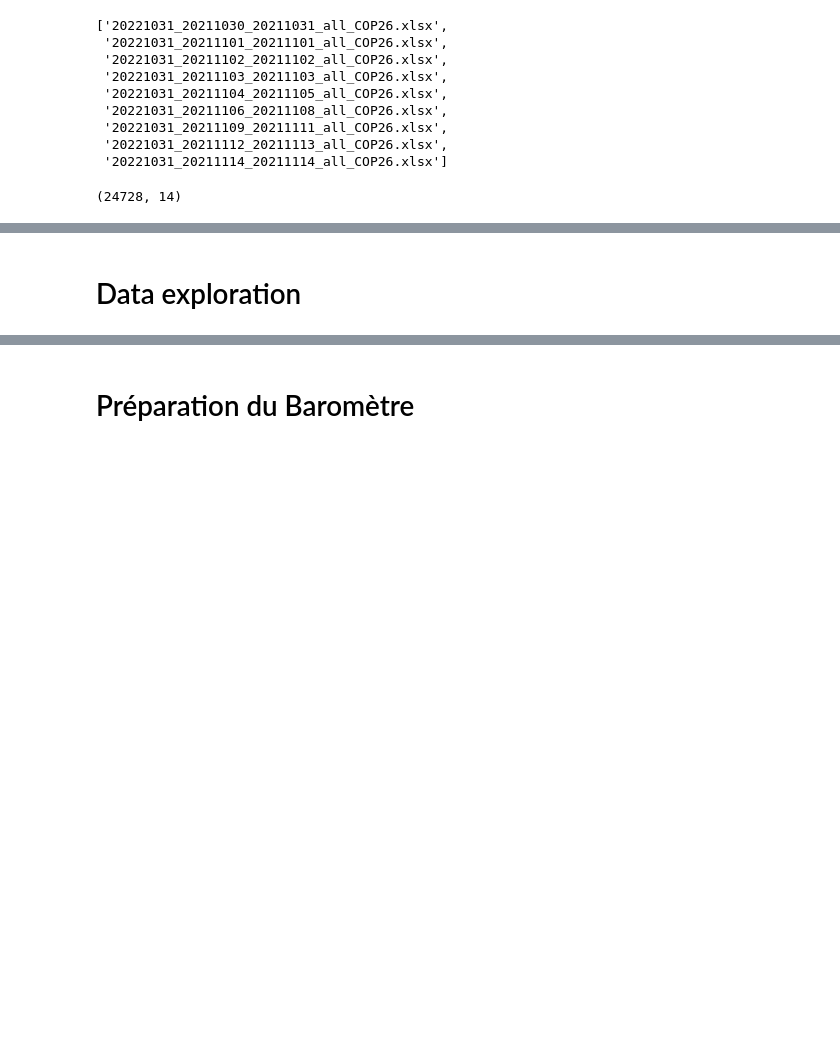
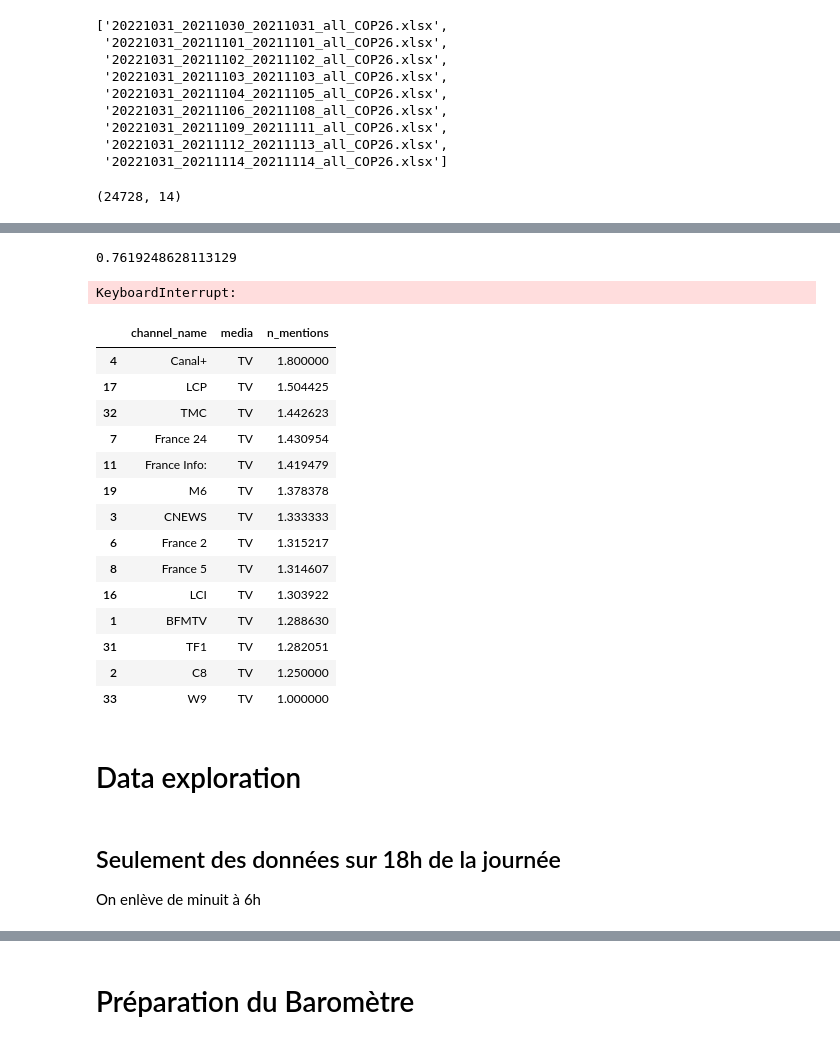
Before and after one commit to dataforgoodfr/quotaclimat, a Jupyter notebook: notebooks/20221031_COP26 analysis.ipynb, the cells around one changed output, grey strips where cells are left out. Cells and saved outputs as stored; diff of their text form; code cells hidden in the pictures; blank space fills up the shorter version.

Commit message:
New COP26 analysis + NLP packaging for filtering

```diff
--- a/notebooks/20221031_COP26 analysis.ipynb
+++ b/notebooks/20221031_COP26 analysis.ipynb
@@ -49,0 +79,2 @@ data.shape
+# %%
+data = filter_data_between_hours(data,"06:00","24:00")
@@ -50,3 +95,46 @@ data.shape
+# %%
+model.predict(text,topic_change = True,as_percent_environment=True)
+# %% [output]
+0.7619248628113129
+# %%
+from tqdm.auto import tqdm
+results = []
+
+for i in enumerate(tqdm(data["text"].tolist())):
+    results_i = model.predict(text,topic_change = True,as_percent_environment = True)
+    results.append(results_i)
+# %% [output]
+KeyboardInterrupt:
+# %%
+from quotaclimat.data_processing.keyword_processor import KeywordModel
+
+keyword_replace_dict = {
+    "COP26":["cop vingt-six","cop vingt six","COP26"],
+}
+
+kw = KeywordModel(keyword_replace_dict)
+# %%
+data = kw.extract_mentions(data)
+# %%
+n_mentions = data.groupby(["channel_name","media"],as_index = False).agg({"n_mentions":"mean"})
+# %%
+n_mentions.query("media=='TV'").sort_values("n_mentions",ascending = False)
+# %% [output]
+|  | channel_name | media | n_mentions |
+| 4 | Canal+ | TV | 1.800000 |
+| 17 | LCP | TV | 1.504425 |
+| 32 | TMC | TV | 1.442623 |
+| 7 | France 24 | TV | 1.430954 |
+| 11 | France Info: | TV | 1.419479 |
+| 19 | M6 | TV | 1.378378 |
+| 3 | CNEWS | TV | 1.333333 |
+| 6 | France 2 | TV | 1.315217 |
+| 8 | France 5 | TV | 1.314607 |
+| 16 | LCI | TV | 1.303922 |
+| 1 | BFMTV | TV | 1.288630 |
+| 31 | TF1 | TV | 1.282051 |
+| 2 | C8 | TV | 1.250000 |
+| 33 | W9 | TV | 1.000000 |
 # %% [markdown]
 # Data exploration
 # %%
@@ -56,3 +144,6 @@ from quotaclimat.data_analytics.exploration import show_mentions_by_time_of_the_
 from quotaclimat.data_analytics.exploration import show_mentions_over_time
 from quotaclimat.data_analytics.exploration import show_mentions_treemap
 from quotaclimat.data_analytics.exploration import show_piechart_split_tv_radio
+# %% [markdown]
+## Seulement des données sur 18h de la journée
+On enlève de minuit à 6h
```
Also changed, not shown: parts of 35 cells of this notebook, 4 other files.
